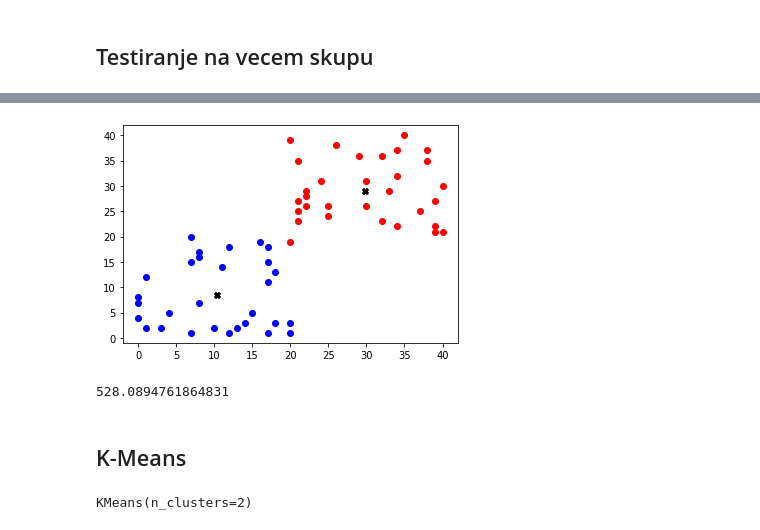
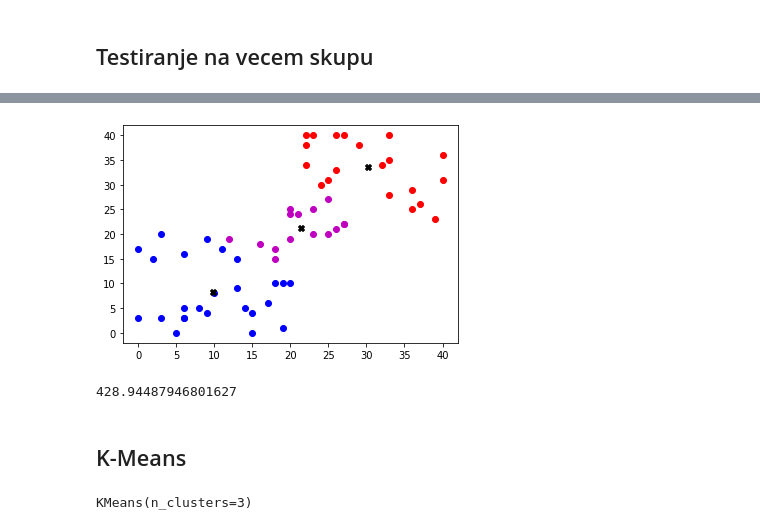
Before and after one commit to mowgliluciano/GA-clustering, a Jupyter notebook: TestPrimer.ipynb, the cells around one changed output, grey strips where cells are left out. Saved outputs shown, nothing was run; the diff lists cells and outputs as text; code cells hidden in the pictures.

```diff
--- a/TestPrimer.ipynb
+++ b/TestPrimer.ipynb
@@ -15,7 +15,7 @@ plt.show()
 # %%
 # Testiranje
 brojKlastera = 2
-model  = GACluster(brojKlastera, max_iter=10, population_size=19, mutation_rate=0.05)
+model  = GACluster(brojKlastera, max_iter=10, population_size=19, category='roulette', distance = 'euclidean', mutation_rate=0.05)
 model.fit(points)
 print(f"Labele: {model.labels()}")
 print(f"Centroidi: {model.cluster_centers()}")
@@ -93,7 +97,7 @@ xs = xs1 + xs2
 # %%
 points2 = xs
 # %%
-model_2 = GACluster(n_clusters=2, max_iter=10, population_size=10, mutation_rate=0.2, elitism_size=4)
+model_2 = GACluster(n_clusters=3, max_iter=100, population_size=10, mutation_rate=0.2, category='roulette', distance = 'euclidean', elitism_size=4)
 # %%
 model_2.fit(points2)
 # %% [output]
@@ -117,21 +122,21 @@ Code [10.37931034  8.44827586]
 # %%
-#Crtanje doijenog rezultata
-colors  =  {0:'r', 1:'b'}
+#Crtanje dobijenog rezultata
+colors  =  {0:'r', 1:'b', 2:'m'}
 labels = model_2.labels_
 for i in range(len(points2)):
     plt.scatter(points2[i][0], points2[i][1], c=colors[labels[i]])
 
 # Crtanje centroida
 centres = model_2.cluster_centers_
 for i in range(len(centres)):
     plt.scatter(centres[i][0], centres[i][1], c='black', marker='X')
 # %% [output]
-[figure, old version]
+[figure, new version]
 # %%
 ## SSE
 model_2.sse_
 # %% [output]
-528.0894761864831
+428.94487946801627
 # %% [markdown]
 ## K-Means
 # %%
@@ -141,7 +146,7 @@ model_k_means = KMeans(n_clusters=2)
-# %%
-model_k_means.fit(points2)
-# %% [output]
-KMeans(n_clusters=2)
+# %%
+model_k_means.fit(points2)
+# %% [output]
+KMeans(n_clusters=3)
 # %%
 labels = model_k_means.labels_
 labels
```
Also changed, not shown: parts of 10 cells of this notebook, 3 other files.
